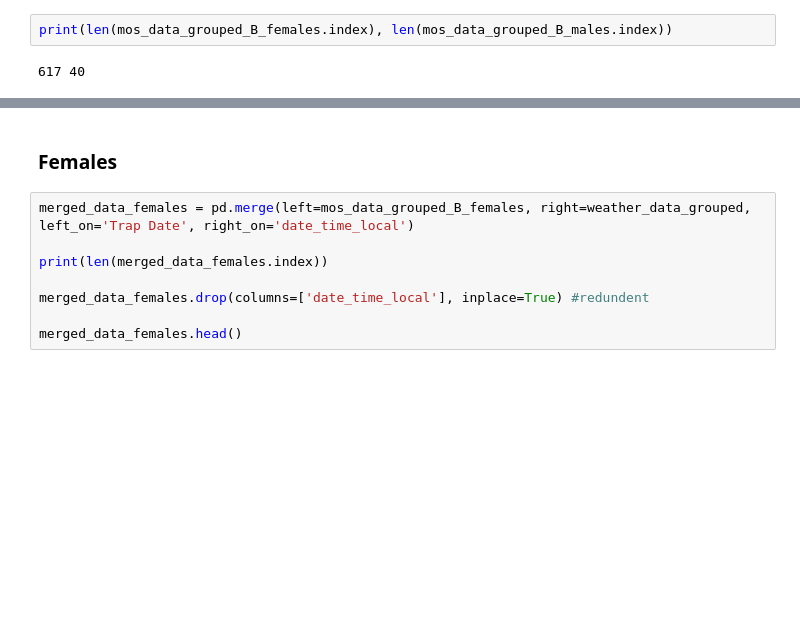
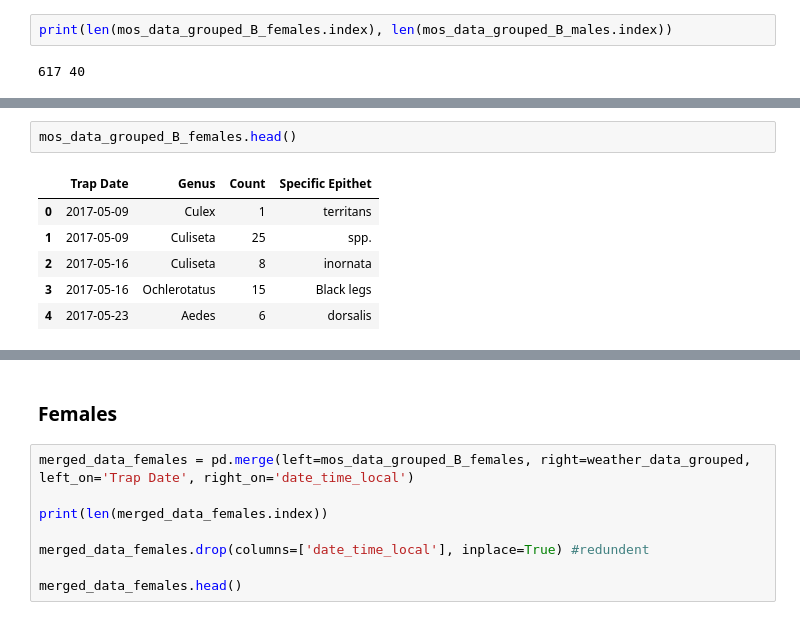
Before and after one commit to essamgouda97/ECE720-project1, a Jupyter notebook: Group28_task1.ipynb, the cells around one changed output, grey strips where cells are left out. Drawn from its saved outputs; the diff is of its cells as text; blank space fills up the shorter version.

```diff
--- a/Group28_task1.ipynb
+++ b/Group28_task1.ipynb
@@ -1795 +1796,10 @@ print(len(mos_data_grouped_B_females.index), len(mos_data_grouped_B_males.index)
+# %%
+mos_data_grouped_B_females.head()
+# %% [output]
+|  | Trap Date | Genus | Count | Specific Epithet |
+| 0 | 2017-05-09 | Culex | 1 | territans |
+| 1 | 2017-05-09 | Culiseta | 25 | spp. |
+| 2 | 2017-05-16 | Culiseta | 8 | inornata |
+| 3 | 2017-05-16 | Ochlerotatus | 15 | Black legs |
+| 4 | 2017-05-23 | Aedes | 6 | dorsalis |
 # %% [markdown]
```
Also changed, not shown: parts of 63 cells of this notebook.
